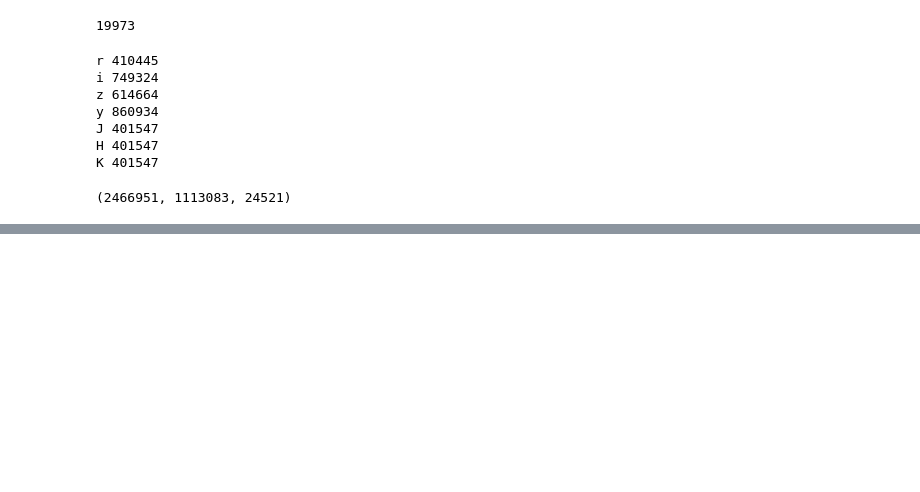
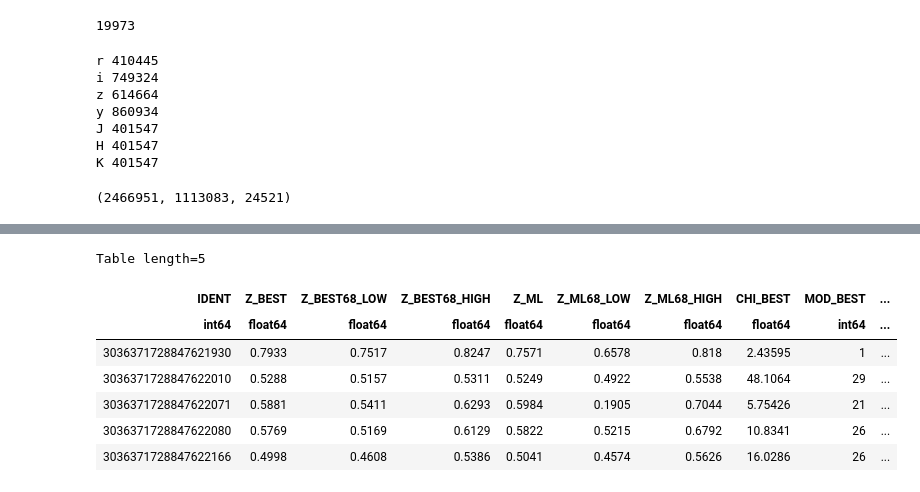
Before and after one commit to lsst-uk/lsst-ir-fusion, a Jupyter notebook: dmu6/dmu6_VIDEO/1_Make_sxds_photoz_input.ipynb, the cells around one changed output, grey strips where cells are left out. Saved outputs shown, nothing was run; the diff lists cells and outputs as text; code cells hidden in the pictures; blank space fills up the shorter version.

```diff
--- a/dmu6/dmu6_VIDEO/1_Make_sxds_photoz_input.ipynb
+++ b/dmu6/dmu6_VIDEO/1_Make_sxds_photoz_input.ipynb
@@ -642,0 +718,11 @@ cat[(cat['z_spec']>=0)&has_every_band].write(n,overwrite=True)
+# %%
+out[:5]
+# %% [output]
+Table length=5
+| IDENT | Z_BEST | Z_BEST68_LOW | Z_BEST68_HIGH | Z_ML | Z_ML68_LOW | Z_ML68_HIGH | CHI_BEST | MOD_BEST | ... |
+| int64 | float64 | float64 | float64 | float64 | float64 | float64 | float64 | int64 | ... |
+| 3036371728847621930 | 0.7933 | 0.7517 | 0.8247 | 0.7571 | 0.6578 | 0.818 | 2.43595 | 1 | ... |
+| 3036371728847622010 | 0.5288 | 0.5157 | 0.5311 | 0.5249 | 0.4922 | 0.5538 | 48.1064 | 29 | ... |
+| 3036371728847622071 | 0.5881 | 0.5411 | 0.6293 | 0.5984 | 0.1905 | 0.7044 | 5.75426 | 21 | ... |
+| 3036371728847622080 | 0.5769 | 0.5169 | 0.6129 | 0.5822 | 0.5215 | 0.6792 | 10.8341 | 26 | ... |
+| 3036371728847622166 | 0.4998 | 0.4608 | 0.5386 | 0.5041 | 0.4574 | 0.5626 | 16.0286 | 26 | ... |
```
Also changed, not shown: parts of 20 cells of this notebook, 5 other files.
